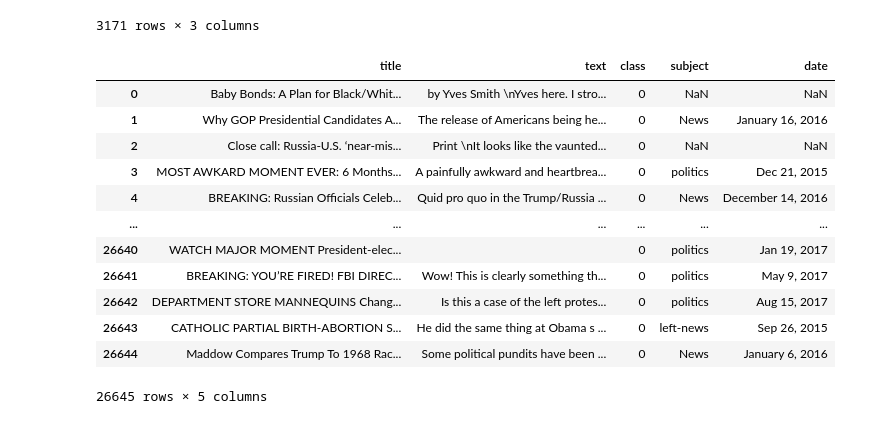
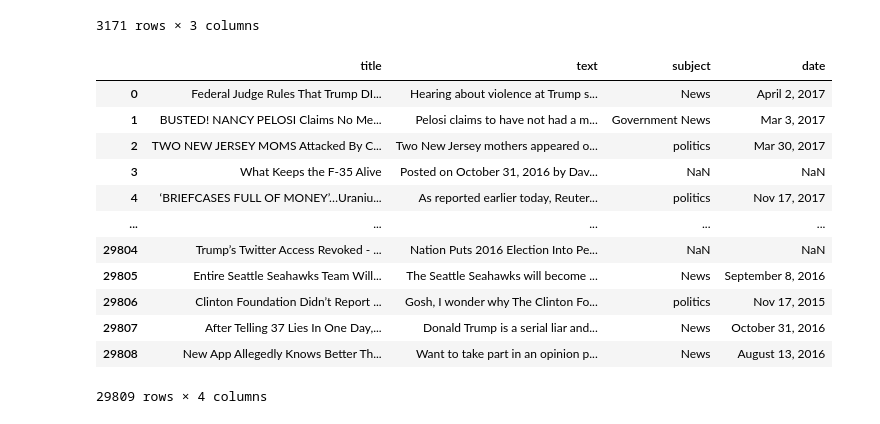
Before and after one commit to keijiart/Fake_News, a Jupyter notebook: Merging.ipynb, the cells around one changed output. Drawn from its saved outputs; the diff is of its cells as text; code cells hidden in the pictures.

```diff
--- a/Merging.ipynb
+++ b/Merging.ipynb
@@ -2,9 +2,9 @@
 import pandas as pd
 import numpy as np
 # %%
-news = pd.read_csv('news.csv')
-fake = pd.read_csv('Fake_x.csv')
-true = pd.read_csv('True_x.csv')
+news = pd.read_csv('news_y.csv')
+fake = pd.read_csv('Fake_y.csv')
+true = pd.read_csv('True_y.csv')
 # %%
 news.head()
 # %% [output]
@@ -81,24 +81,25 @@ true_news
 # %%
 fake_marge = pd.concat([fake_news, fake], axis=0)
 fake_marge = fake_marge.sample(frac = 1)
 fake_marge.reset_index(inplace = True)
 fake_marge.drop(["index"], axis = 1, inplace = True)
 fake_marge['class'] = 0
+fake_marge.drop(['class'], axis=1, inplace=True)
 fake_marge
 # %% [output]
-|  | title | text | class | subject | date |
-| 0 | Baby Bonds: A Plan for Black/Whit... | by Yves Smith \nYves here. I stro... | 0 | NaN | NaN |
-| 1 | Why GOP Presidential Candidates A... | The release of Americans being he... | 0 | News | January 16, 2016 |
-| 2 | Close call: Russia-U.S. ‘near-mis... | Print \nIt looks like the vaunted... | 0 | NaN | NaN |
-| 3 | MOST AWKARD MOMENT EVER: 6 Months... | A painfully awkward and heartbrea... | 0 | politics | Dec 21, 2015 |
-| 4 | BREAKING: Russian Officials Celeb... | Quid pro quo in the Trump/Russia ... | 0 | News | December 14, 2016 |
-| ... | ... | ... | ... | ... | ... |
-| 26640 | WATCH MAJOR MOMENT President-elec... |  | 0 | politics | Jan 19, 2017 |
-| 26641 | BREAKING: YOU’RE FIRED! FBI DIREC... | Wow! This is clearly something th... | 0 | politics | May 9, 2017 |
-| 26642 | DEPARTMENT STORE MANNEQUINS Chang... | Is this a case of the left protes... | 0 | politics | Aug 15, 2017 |
-| 26643 | CATHOLIC PARTIAL BIRTH-ABORTION S... | He did the same thing at Obama s ... | 0 | left-news | Sep 26, 2015 |
-| 26644 | Maddow Compares Trump To 1968 Rac... | Some political pundits have been ... | 0 | News | January 6, 2016 |
+|  | title | text | subject | date |
+| 0 | Federal Judge Rules That Trump DI... | Hearing about violence at Trump s... | News | April 2, 2017 |
+| 1 | BUSTED! NANCY PELOSI Claims No Me... | Pelosi claims to have not had a m... | Government News | Mar 3, 2017 |
+| 2 | TWO NEW JERSEY MOMS Attacked By C... | Two New Jersey mothers appeared o... | politics | Mar 30, 2017 |
+| 3 | What Keeps the F-35 Alive | Posted on October 31, 2016 by Dav... | NaN | NaN |
+| 4 | ‘BRIEFCASES FULL OF MONEY’…Uraniu... | As reported earlier today, Reuter... | politics | Nov 17, 2017 |
+| ... | ... | ... | ... | ... |
+| 29804 | Trump’s Twitter Access Revoked - ... | Nation Puts 2016 Election Into Pe... | NaN | NaN |
+| 29805 | Entire Seattle Seahawks Team Will... | The Seattle Seahawks will become ... | News | September 8, 2016 |
+| 29806 | Clinton Foundation Didn’t Report ... | Gosh, I wonder why The Clinton Fo... | politics | Nov 17, 2015 |
+| 29807 | After Telling 37 Lies In One Day,... | Donald Trump is a serial liar and... | News | October 31, 2016 |
+| 29808 | New App Allegedly Knows Better Th... | Want to take part in an opinion p... | News | August 13, 2016 |
-26645 rows × 5 columns
+29809 rows × 4 columns
 # %%
 true_marge = pd.concat([true_news, true], axis=0)
 true_marge = true_marge.sample(frac = 1)
```
Also changed, not shown: parts of 9 cells of this notebook, 13 other files.
